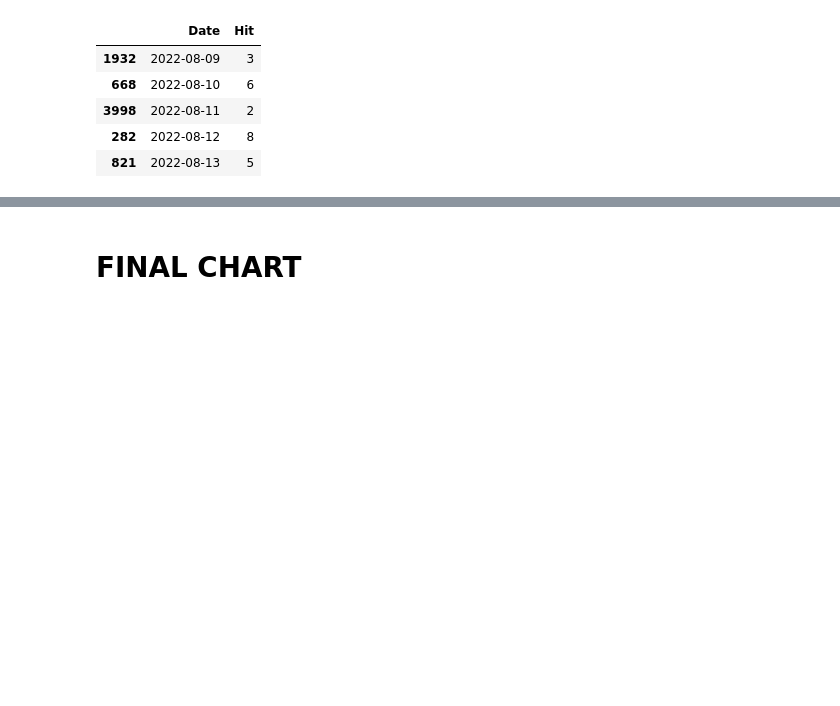
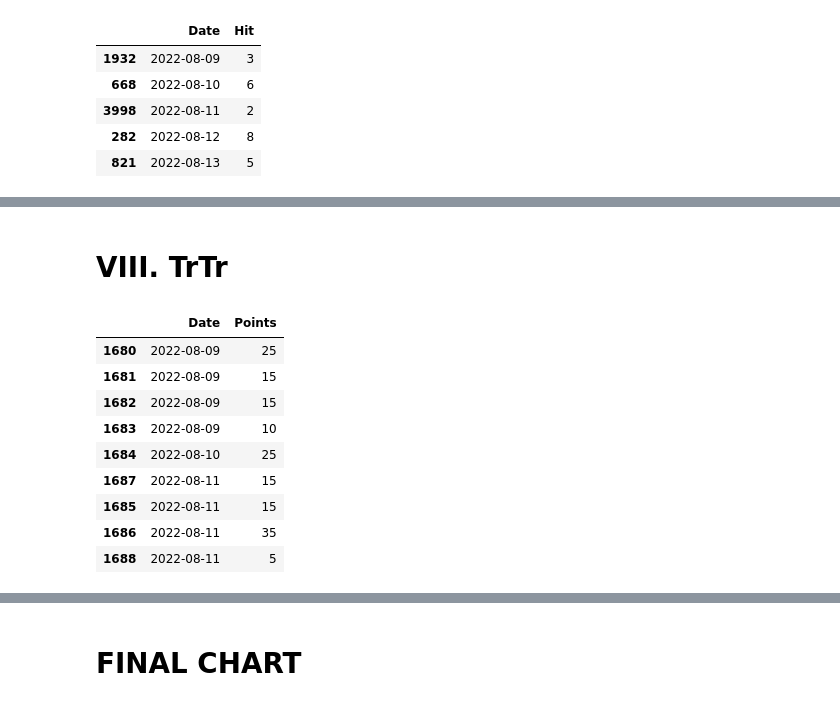
Before and after one commit to amirlehmam/MEMOIREPROPRE, a Jupyter notebook: PIPELINE.ipynb, the cells around one changed output, grey strips where cells are left out. Drawn from its saved outputs; the diff is of its cells as text; code cells hidden in the pictures; blank space fills up the shorter version.

```diff
--- a/PIPELINE.ipynb
+++ b/PIPELINE.ipynb
@@ -4304,0 +4362,32 @@ fig.show()
+# %% [markdown]
+# **VIII. TrTr**
+# %%
+x = points_tr
+x.fillna(0, inplace=True)
+
+x_h = x[x["Type"] == "Helio"]
+x_g = x[x["Type"] == "Geo"]
+
+x_h = x_h.drop(['Type'], axis = 1)
+x_g = x_g.drop(['Type'], axis = 1)
+x_con = pd.concat([x_h, x_g])
+
+x_con['Date'] = pd.to_datetime(x_con['Date'])
+
+mask = (x_con['Date'] > '08/08/2022') & (x_con['Date'] <= '08-11-2022')
+x_hits = x_con.loc[mask]
+x_hits = x_hits.sort_values(by=['Date'], ascending = True)
+x_trtr = x_hits
+
+x_trtr
+# %% [output]
+|  | Date | Points |
+| 1680 | 2022-08-09 | 25 |
+| 1681 | 2022-08-09 | 15 |
+| 1682 | 2022-08-09 | 15 |
+| 1683 | 2022-08-09 | 10 |
+| 1684 | 2022-08-10 | 25 |
+| 1687 | 2022-08-11 | 15 |
+| 1685 | 2022-08-11 | 15 |
+| 1686 | 2022-08-11 | 35 |
+| 1688 | 2022-08-11 | 5 |
```
Also changed, not shown: parts of 79 cells of this notebook, 3 other files.
